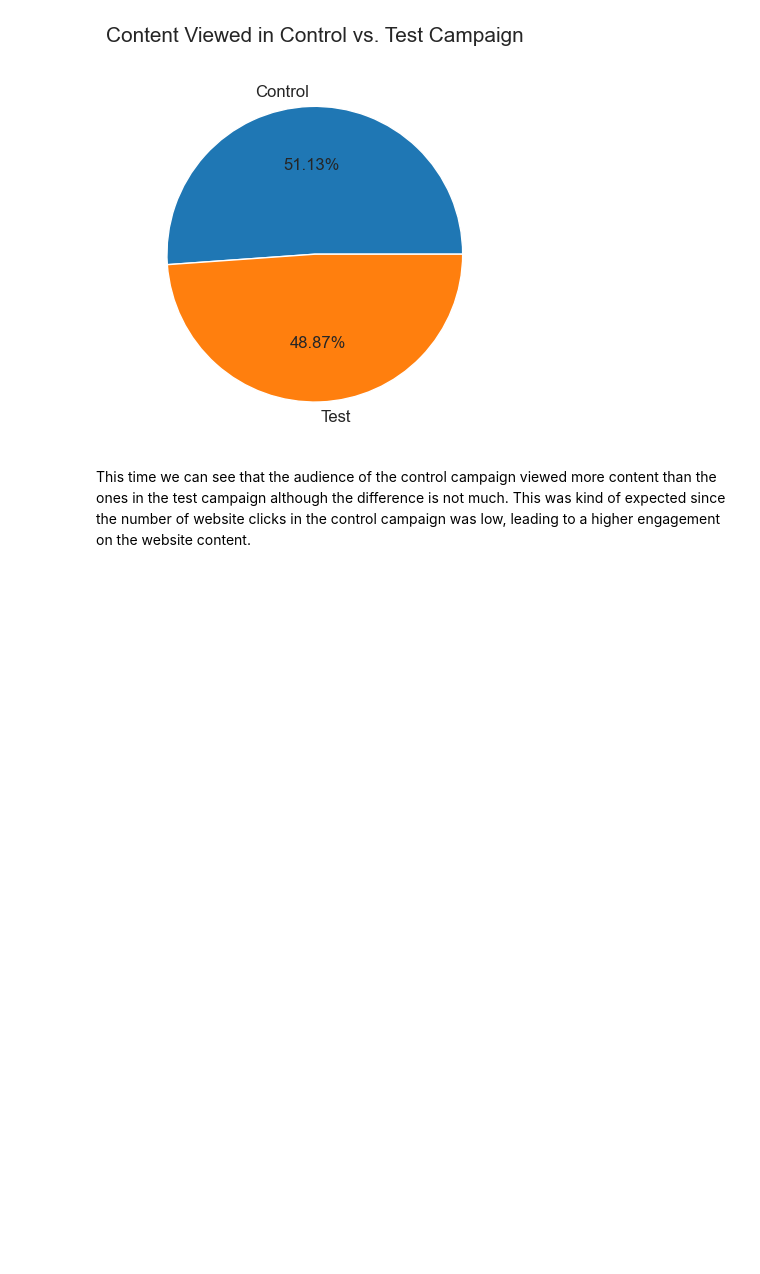
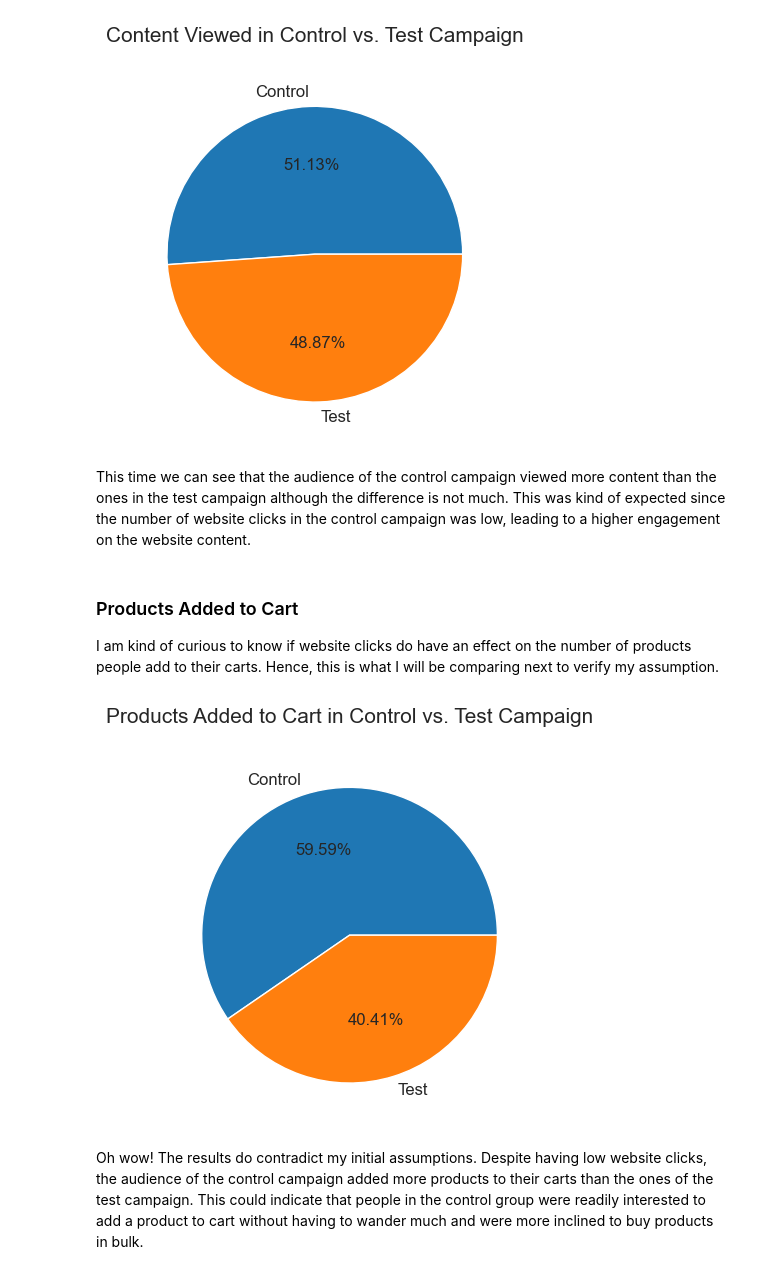
Before and after one commit to Rafsan7238/Data-Analysis_Data-Science_Projects, a Jupyter notebook: Python Projects/Website Landing Page A:B Testing/E-Commerce Website A:B Testing.ipynb, the cells around one changed output. Drawn from its saved outputs; the diff is of its cells as text; code cells hidden in the pictures; blank space fills up the shorter version.

Commit message:
Plotted Products Added to Cart in Control vs. Test Campaign

```diff
--- a/Python Projects/Website Landing Page A:B Testing/E-Commerce Website A:B Testing.ipynb
+++ b/Python Projects/Website Landing Page A:B Testing/E-Commerce Website A:B Testing.ipynb
@@ -577,3 +577,16 @@ plt.show()
 [figure]
 # %% [markdown]
 This time we can see that the audience of the control campaign viewed more content than the ones in the test campaign although the difference is not much. This was kind of expected since the number of website clicks in the control campaign was low, leading to a higher engagement on the website content.
+# %% [markdown]
+### Products Added to Cart
+I am kind of curious to know if website clicks do have an effect on the number of products people add to their carts. Hence, this is what I will be comparing next to verify my assumption.
+# %%
+metric = [control_data['add_to_cart'].sum(), test_data['add_to_cart'].sum()]
+
+plt.pie(metric, labels=['Control', 'Test'], autopct='%.2f%%', textprops={'fontsize': 12})
+plt.title('Products Added to Cart in Control vs. Test Campaign', fontsize=15, pad=20)
+plt.show()
+# %% [output]
+[figure, added]
+# %% [markdown]
+Oh wow! The results do contradict my initial assumptions. Despite having low website clicks, the audience of the control campaign added more products to their carts than the ones of the test campaign. This could indicate that people in the control group were readily interested to add a product to cart without having to wander much and were more inclined to buy products in bulk.
```
